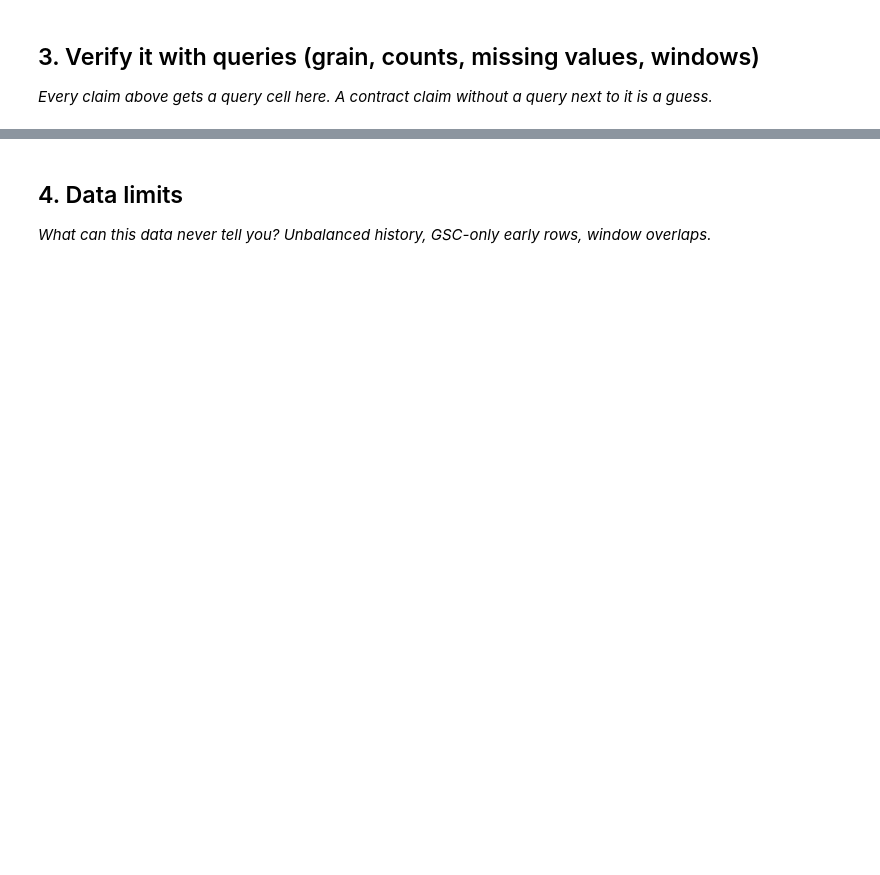
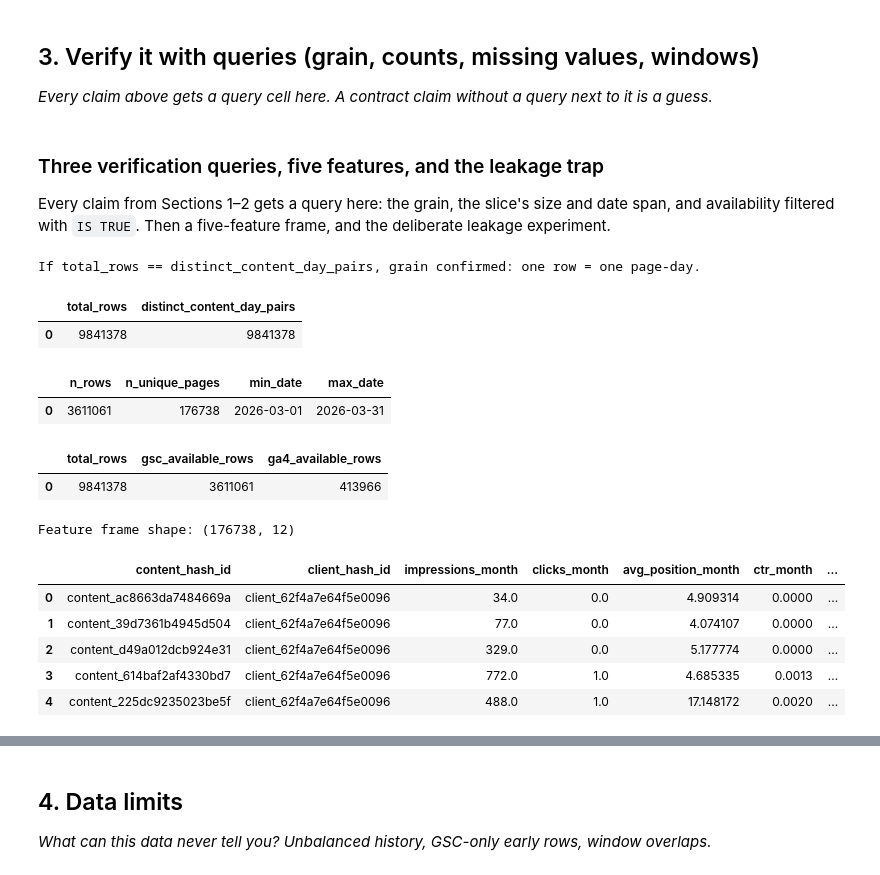
Before and after one commit to nooragab/flyrank-ml-internship, a Jupyter notebook: work/notebooks/w03_data_contract.ipynb, the cells around one changed output, grey strips where cells are left out. Saved outputs shown, nothing was run; the diff lists cells and outputs as text; code cells hidden in the pictures; blank space fills up the shorter version.

```diff
--- a/work/notebooks/w03_data_contract.ipynb
+++ b/work/notebooks/w03_data_contract.ipynb
@@ -29,0 +159,80 @@ This skeleton is yours to fill. Work the sections **in order** — each one has
+# %% [markdown]
+### Three verification queries, five features, and the leakage trap
+
+Every claim from Sections 1–2 gets a query here: the grain, the slice's size and date span,
+and availability filtered with `IS TRUE`. Then a five-feature frame, and the deliberate
+leakage experiment.
+# %%
+grain_check = con.sql(f"""
+    SELECT COUNT(*) AS total_rows,
+           COUNT(DISTINCT (content_hash_id, report_date)) AS distinct_content_day_pairs
+    FROM read_parquet('{rel}/fact_content_daily_performance/month=2026-03/*.parquet')
+""").df()
+print("If total_rows == distinct_content_day_pairs, grain confirmed: one row = one page-day.")
+grain_check
+# %% [output]
+If total_rows == distinct_content_day_pairs, grain confirmed: one row = one page-day.
+|  | total_rows | distinct_content_day_pairs |
+| 0 | 9841378 | 9841378 |
+# %%
+slice_check = con.sql(f"""
+    SELECT COUNT(*) AS n_rows,
+           COUNT(DISTINCT content_hash_id) AS n_unique_pages,
+           MIN(report_date) AS min_date,
+           MAX(report_date) AS max_date
+    FROM read_parquet('{rel}/fact_content_daily_performance/month=2026-03/*.parquet')
+    WHERE gsc_impressions > 0
+""").df()
+slice_check
+# %% [output]
+|  | n_rows | n_unique_pages | min_date | max_date |
+| 0 | 3611061 | 176738 | 2026-03-01 | 2026-03-31 |
+# %%
+availability_check = con.sql(f"""
+    SELECT COUNT(*) AS total_rows,
+           COUNT(*) FILTER (WHERE gsc_data_available IS TRUE) AS gsc_available_rows,
+           COUNT(*) FILTER (WHERE ga4_data_available IS TRUE) AS ga4_available_rows
+    FROM read_parquet('{rel}/fact_content_daily_performance/month=2026-03/*.parquet')
+""").df()
+availability_check
+# %% [output]
+|  | total_rows | gsc_available_rows | ga4_available_rows |
+| 0 | 9841378 | 3611061 | 413966 |
+# %%
+feature_frame = con.sql(f"""
+    WITH monthly AS (
+        SELECT
+            content_hash_id,
+            client_hash_id,
+            SUM(gsc_impressions) AS impressions_month,
+            SUM(gsc_clicks) AS clicks_month,
+            AVG(gsc_avg_position) AS avg_position_month,
+            SUM(CASE WHEN report_date < DATE '2026-03-16' THEN gsc_impressions ELSE 0 END) AS impressions_first_half,
+            SUM(CASE WHEN report_date >= DATE '2026-03-16' THEN gsc_impressions ELSE 0 END) AS impressions_second_half
+        FROM read_parquet('{rel}/fact_content_daily_performance/month=2026-03/*.parquet')
+        WHERE gsc_data_available IS TRUE
+        GROUP BY content_hash_id, client_hash_id
+    )
+    SELECT
+        m.content_hash_id, m.client_hash_id,
+        m.impressions_month, m.clicks_month, m.avg_position_month,
+        ROUND(m.clicks_month / NULLIF(m.impressions_month, 0), 4) AS ctr_month,
+        d.word_count, d.search_volume,
+        DATE_DIFF('day', d.content_updated_date, DATE '2026-03-31') AS days_since_last_update,
+        m.impressions_first_half, m.impressions_second_half,
+        (m.impressions_second_half < m.impressions_first_half) AS is_declining_month
+    FROM monthly m
+    JOIN read_parquet('{rel}/dim_content.parquet') d ON m.content_hash_id = d.content_hash_id
+    WHERE m.impressions_month > 0
+""").df()
+
+print(f"Feature frame shape: {feature_frame.shape}")
+feature_frame.head(5)
+# %% [output]
+Feature frame shape: (176738, 12)
+|  | content_hash_id | client_hash_id | impressions_month | clicks_month | avg_position_month | ctr_month | ... |
+| 0 | content_ac8663da7484669a | client_62f4a7e64f5e0096 | 34.0 | 0.0 | 4.909314 | 0.0000 | ... |
+| 1 | content_39d7361b4945d504 | client_62f4a7e64f5e0096 | 77.0 | 0.0 | 4.074107 | 0.0000 | ... |
+| 2 | content_d49a012dcb924e31 | client_62f4a7e64f5e0096 | 329.0 | 0.0 | 5.177774 | 0.0000 | ... |
+| 3 | content_614baf2af4330bd7 | client_62f4a7e64f5e0096 | 772.0 | 1.0 | 4.685335 | 0.0013 | ... |
+| 4 | content_225dc9235023be5f | client_62f4a7e64f5e0096 | 488.0 | 1.0 | 17.148172 | 0.0020 | ... |
```
Also changed, not shown: parts of 19 cells of this notebook.
